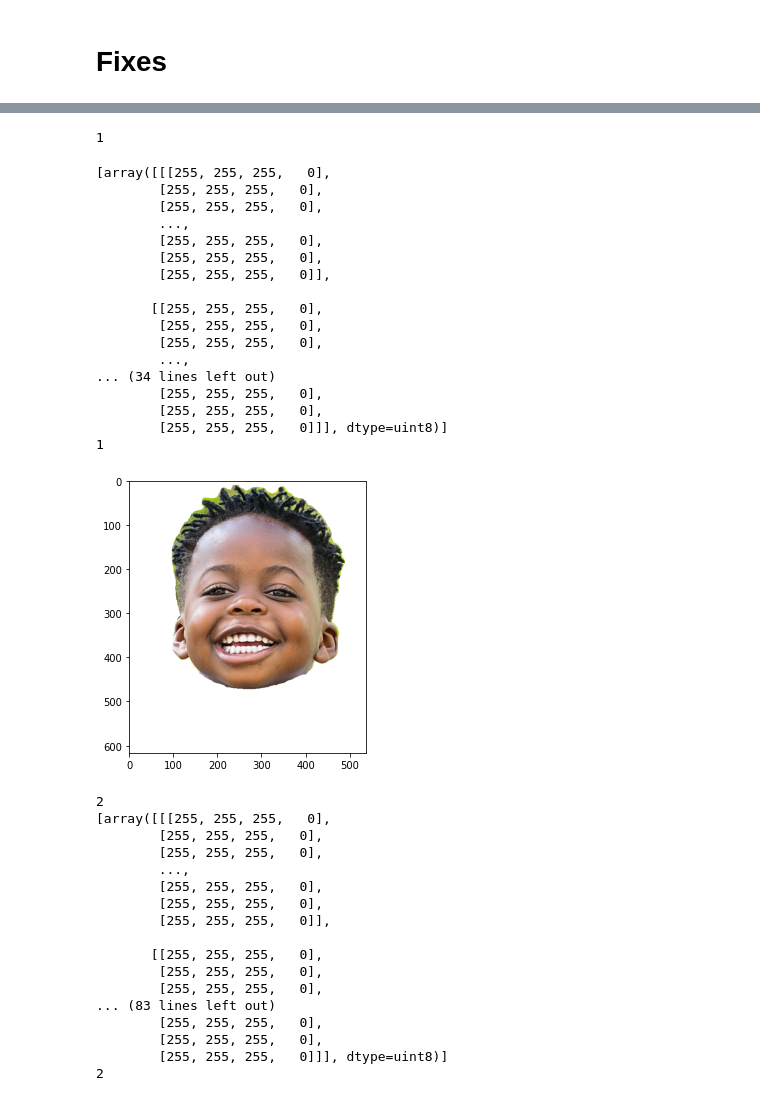
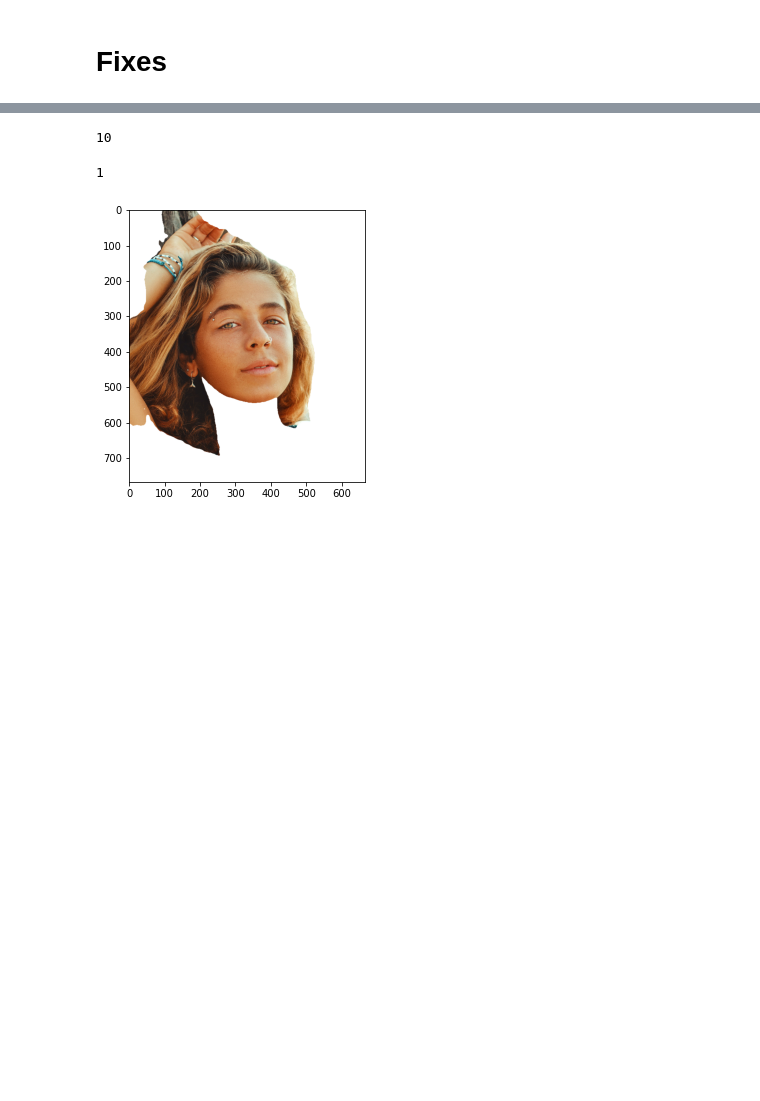
Before and after one commit to maaz9898/Facial_features_extraction, a Jupyter notebook: test.ipynb, the cells around one changed output, grey strips where cells are left out. Cells and saved outputs as stored; diff of their text form; code cells hidden in the pictures; blank space fills up the shorter version.

Commit message:
images, nb

```diff
--- a/test.ipynb
+++ b/test.ipynb
@@ -569,52 +556,19 @@ from utils.FeatureExtractor import FeatureExtractor
 # %%
 def runAllTests():
-    for i in range(1,3):
+    for i in range(10,11):
         print(i)
         image = cv2.imread(f"Test_data/Test{i}.jpg")
         fe = FeatureExtractor(image)
         segment = fe.segmentFace(image)
-        print(segment)
+        # print(segment)
         if segment is not None:
             print(len(segment))
 
             for seg in segment:
                 seg = seg.astype(np.uint8)
                 cv2_imshow(seg)
 runAllTests()
 # %% [output]
-1
+10
-[array([[[255, 255, 255,   0],
-        [255, 255, 255,   0],
-        [255, 255, 255,   0],
-        ...,
-        [255, 255, 255,   0],
-        [255, 255, 255,   0],
-        [255, 255, 255,   0]],
-
-       [[255, 255, 255,   0],
-        [255, 255, 255,   0],
-        [255, 255, 255,   0],
-        ...,
-... (34 lines left out)
-        [255, 255, 255,   0],
-        [255, 255, 255,   0],
-        [255, 255, 255,   0]]], dtype=uint8)]
 1
-[figure, old version]
+[figure, new version]
-2
-[array([[[255, 255, 255,   0],
-        [255, 255, 255,   0],
-        [255, 255, 255,   0],
-        ...,
-        [255, 255, 255,   0],
-        [255, 255, 255,   0],
-        [255, 255, 255,   0]],
-
-       [[255, 255, 255,   0],
-        [255, 255, 255,   0],
-        [255, 255, 255,   0],
-... (83 lines left out)
-        [255, 255, 255,   0],
-        [255, 255, 255,   0],
-        [255, 255, 255,   0]]], dtype=uint8)]
-2
```
Also changed, not shown: parts of 7 cells of this notebook, 4 other files.
